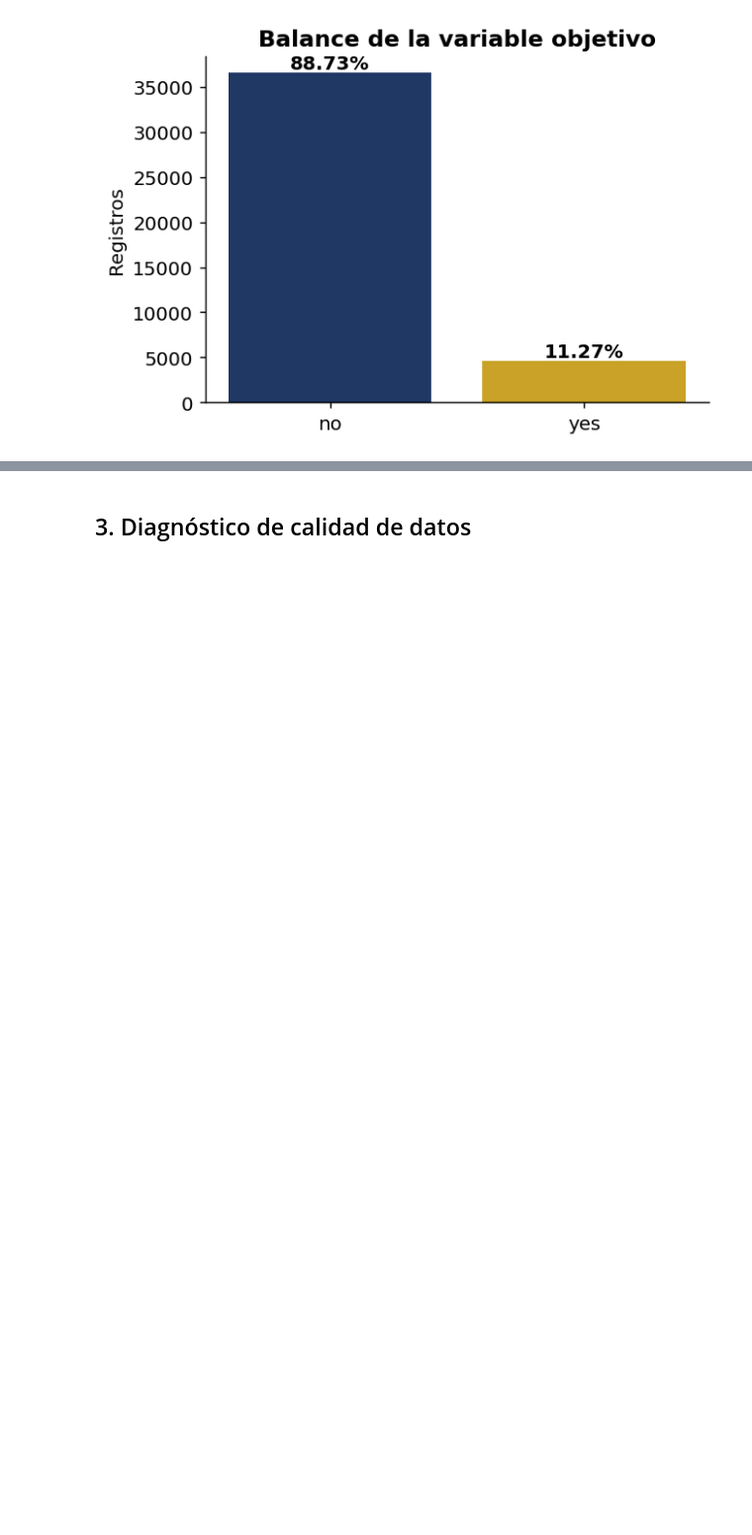
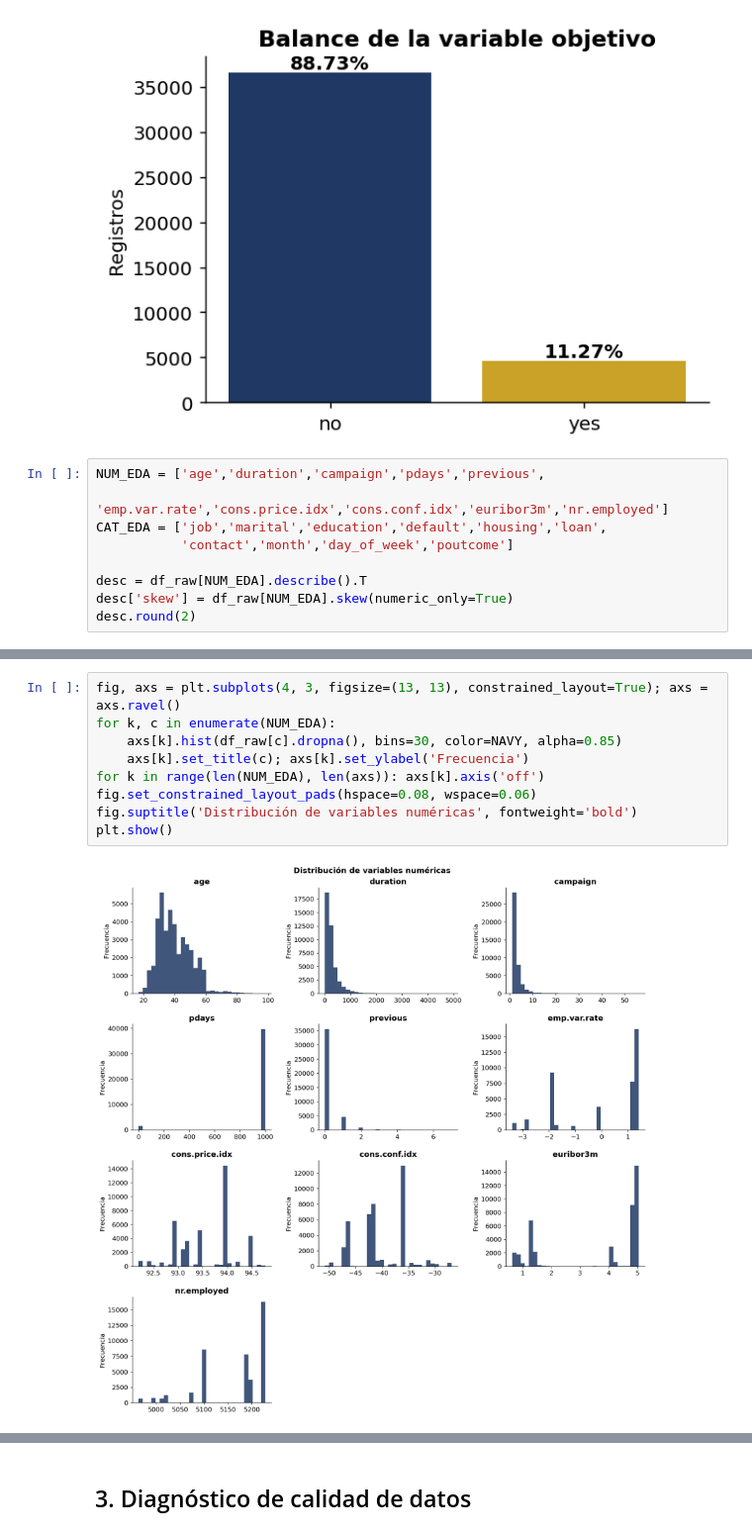
Before and after one commit to dihego2402/Manejo-de-Datos-para-IA, a Jupyter notebook: Bank_Marketing_Notebook_Paper.ipynb, the cells around one changed output, grey strips where cells are left out. Shown at 99% size. Saved outputs shown, nothing was run; the diff lists cells and outputs as text; blank space fills up the shorter version.

```diff
--- a/Bank_Marketing_Notebook_Paper.ipynb
+++ b/Bank_Marketing_Notebook_Paper.ipynb
@@ -171,3 +171,12 @@ clase  cantidad  porcentaje
    no     36548       88.73
   yes      4640       11.27
 [figure]
+# %%
+NUM_EDA = ['age','duration','campaign','pdays','previous',
+           'emp.var.rate','cons.price.idx','cons.conf.idx','euribor3m','nr.employed']
+CAT_EDA = ['job','marital','education','default','housing','loan',
+           'contact','month','day_of_week','poutcome']
+
+desc = df_raw[NUM_EDA].describe().T
+desc['skew'] = df_raw[NUM_EDA].skew(numeric_only=True)
+desc.round(2)
@@ -173,0 +195,11 @@ clase  cantidad  porcentaje
+# %%
+fig, axs = plt.subplots(4, 3, figsize=(13, 13), constrained_layout=True); axs = axs.ravel()
+for k, c in enumerate(NUM_EDA):
+    axs[k].hist(df_raw[c].dropna(), bins=30, color=NAVY, alpha=0.85)
+    axs[k].set_title(c); axs[k].set_ylabel('Frecuencia')
+for k in range(len(NUM_EDA), len(axs)): axs[k].axis('off')
+fig.set_constrained_layout_pads(hspace=0.08, wspace=0.06)
+fig.suptitle('Distribución de variables numéricas', fontweight='bold')
+plt.show()
+# %% [output]
+[figure, added]
```
Also changed, not shown: parts of 7 cells of this notebook.
